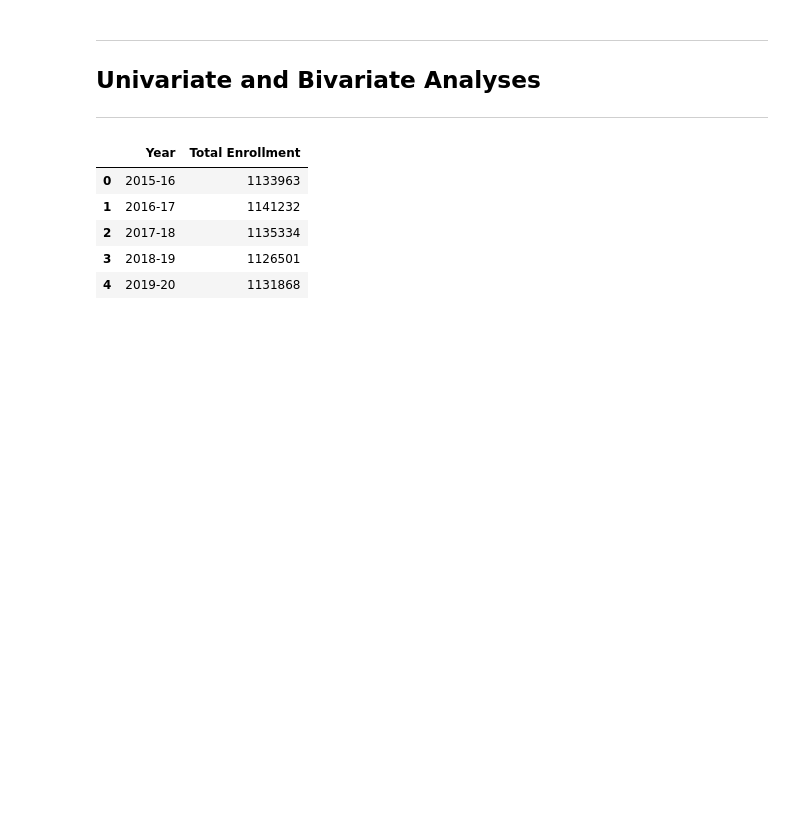
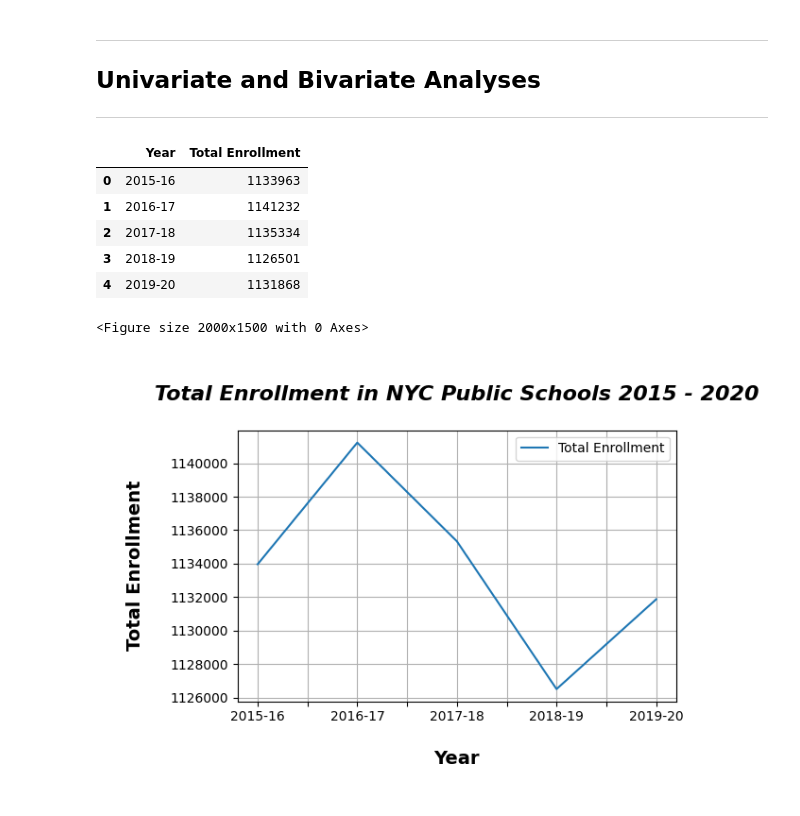
Before and after one commit to thetechleila/NYC-Public-Schools-EDA-Pre-and-Post-Pandemic, a Jupyter notebook: code/EDA_Demographics.ipynb, the cells around one changed output. Saved outputs shown, nothing was run; the diff lists cells and outputs as text; code cells hidden in the pictures; blank space fills up the shorter version.

```diff
--- a/code/EDA_Demographics.ipynb
+++ b/code/EDA_Demographics.ipynb
@@ -114,3 +114,19 @@ total_enrollment_df
 | 2 | 2017-18 | 1135334 |
 | 3 | 2018-19 | 1126501 |
 | 4 | 2019-20 | 1131868 |
+# %%
+#Visualize the total student enrollment df
+plt.figure(figsize=(20, 15))
+total_enrollment_df.plot.line(x="Year", y="Total Enrollment")
+
+#Remove scientific notation from y axis
+plt.gcf().axes[0].yaxis.get_major_formatter().set_scientific(False)
+plt.grid()
+plt.title("\nTotal Enrollment in NYC Public Schools 2015 - 2020\n", fontsize=16, weight='bold', style='italic')
+plt.xlabel("\nYear\n", fontsize=14, weight='bold')
+plt.ylabel("\nTotal Enrollment\n", fontsize=14, weight='bold')
+plt.tight_layout()
+plt.show()
+# %% [output]
+<Figure size 2000x1500 with 0 Axes>
+[figure, added]
```
Also changed, not shown: parts of 1 cell of this notebook.
